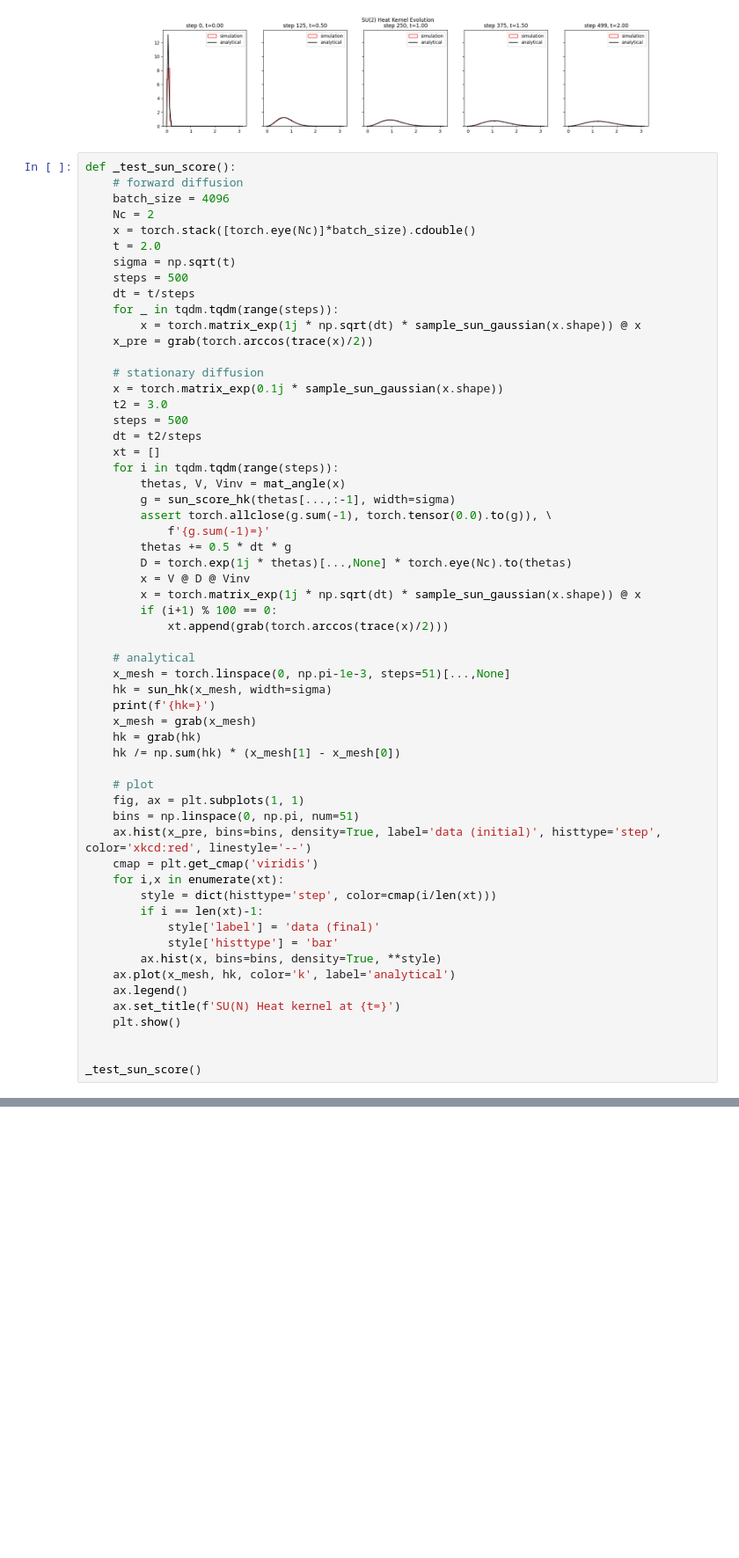
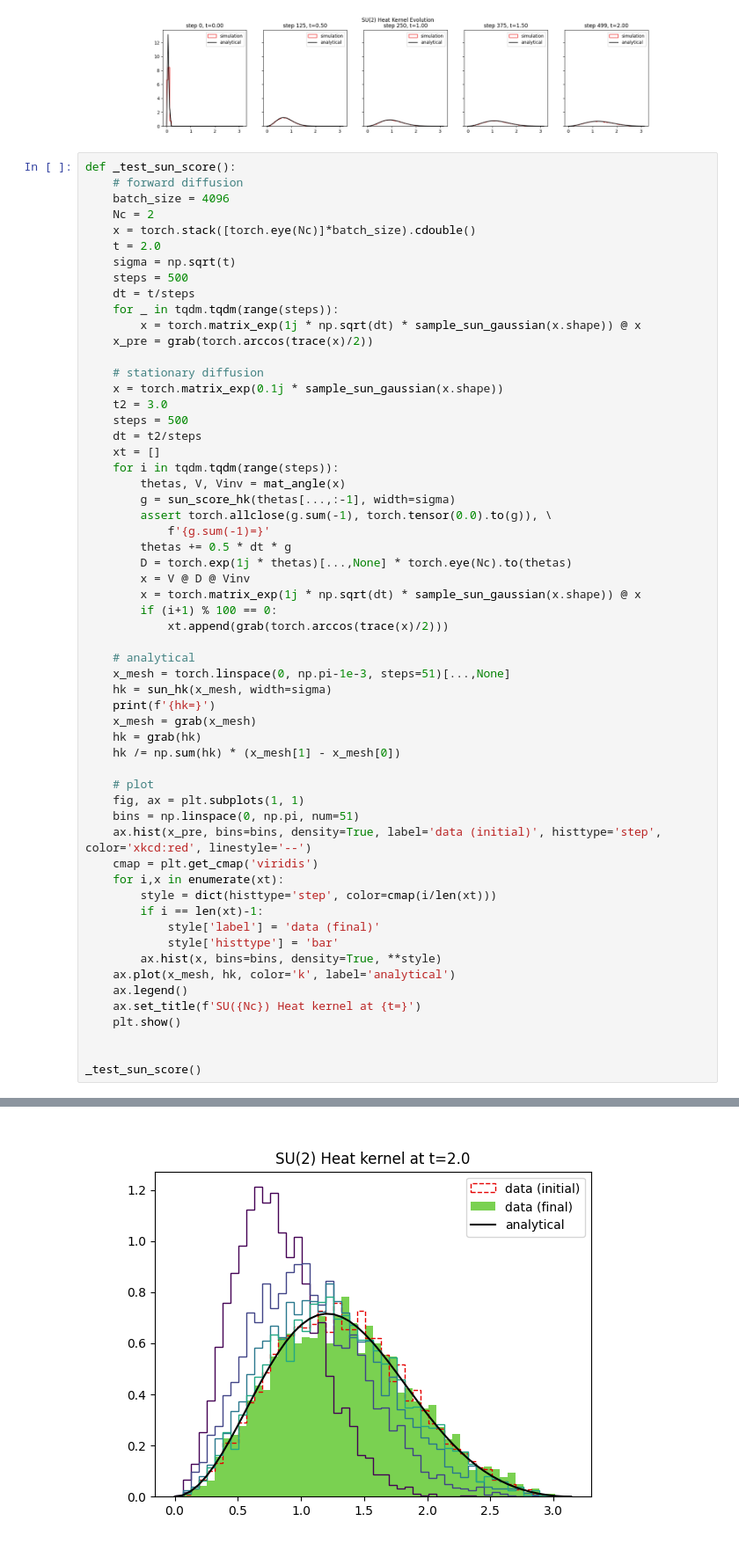
Before and after one commit to ovega14/sun_diffusion, a Jupyter notebook: notebooks/heat_kernel_score.ipynb, the cells around one changed output, grey strips where cells are left out. Shown at 88% size. Drawn from its saved outputs; the diff is of its cells as text; blank space fills up the shorter version.

Commit message:
updated `heat_kernel_score` nb

```diff
--- a/notebooks/heat_kernel_score.ipynb
+++ b/notebooks/heat_kernel_score.ipynb
@@ -351,8 +351,9 @@ def _test_sun_score():
         ax.hist(x, bins=bins, density=True, **style)
     ax.plot(x_mesh, hk, color='k', label='analytical')
     ax.legend()
-    ax.set_title(f'SU(N) Heat kernel at {t=}')
+    ax.set_title(f'SU({Nc}) Heat kernel at {t=}')
     plt.show()
 
 
 _test_sun_score()
+# %% [output]
@@ -358,0 +371 @@ _test_sun_score()
+[figure, added]
```
Also changed, not shown: parts of 5 cells of this notebook.
